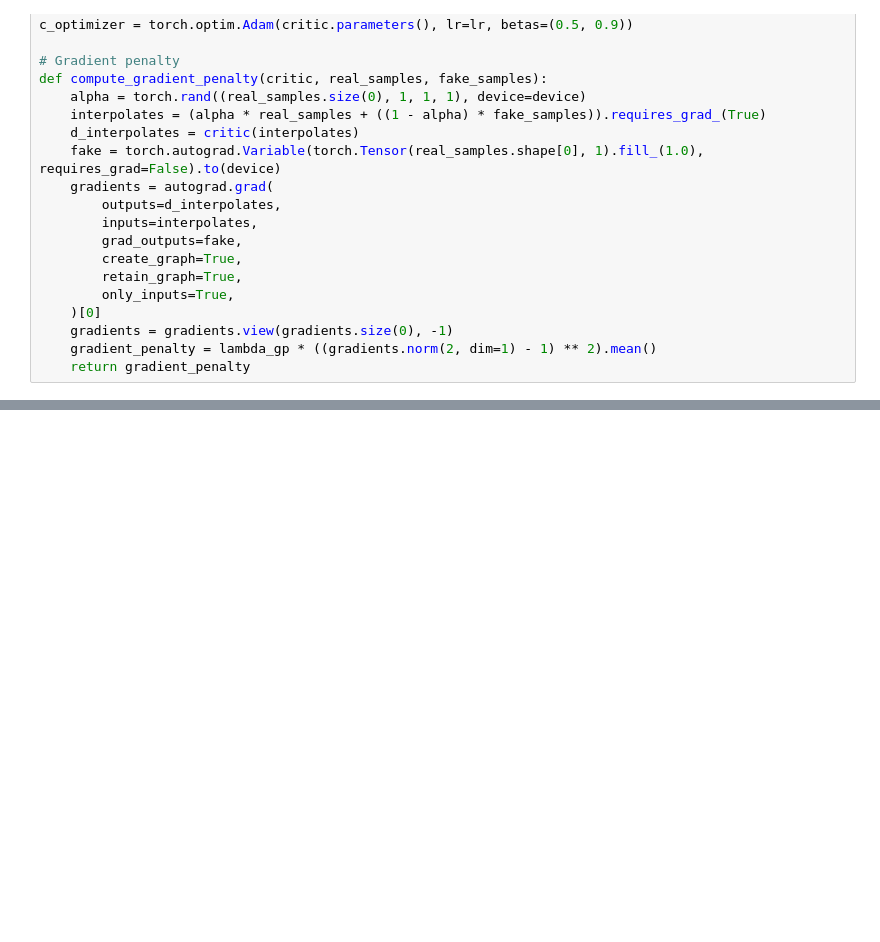
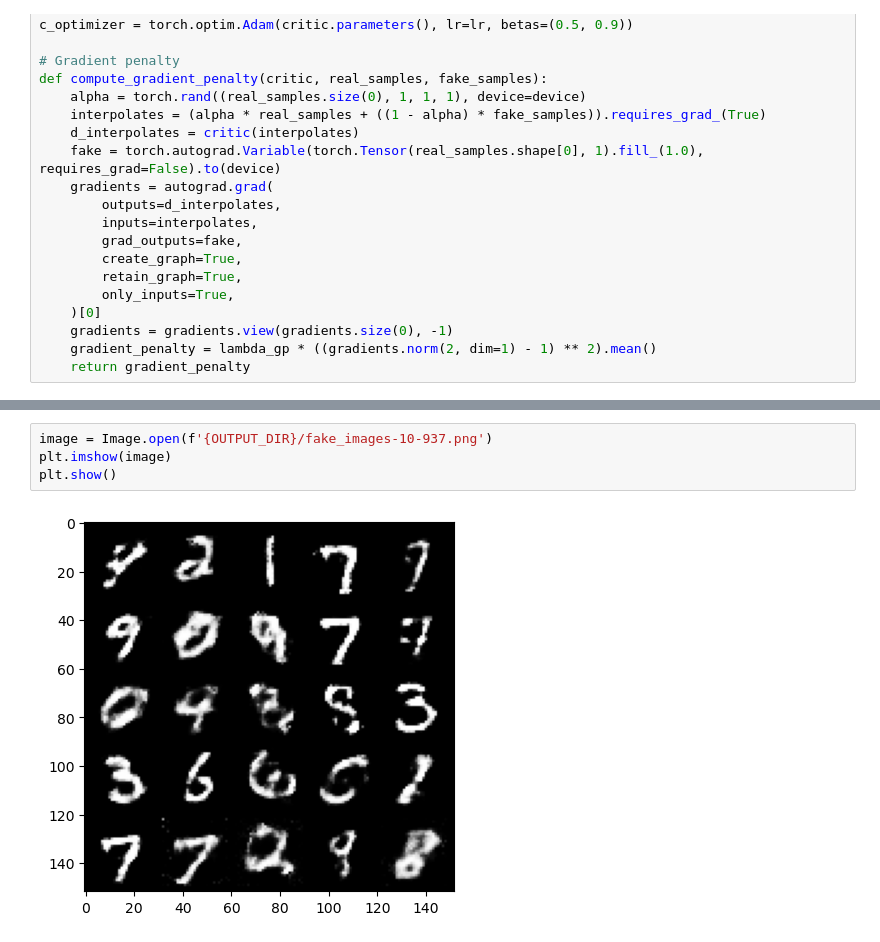
Before and after one commit to bochendong/Fantastic-ML-Method, a Jupyter notebook: GAN/WGAN.ipynb, the cells around one changed output, grey strips where cells are left out. Drawn from its saved outputs; the diff is of its cells as text; blank space fills up the shorter version.

```diff
--- a/GAN/WGAN.ipynb
+++ b/GAN/WGAN.ipynb
@@ -122,0 +141,6 @@ print("Training complete.")
+# %%
+image = Image.open(f'{OUTPUT_DIR}/fake_images-10-937.png')
+plt.imshow(image)
+plt.show()
+# %% [output]
+[figure, added]
```
Also changed, not shown: parts of 4 cells of this notebook, 6 other files.
